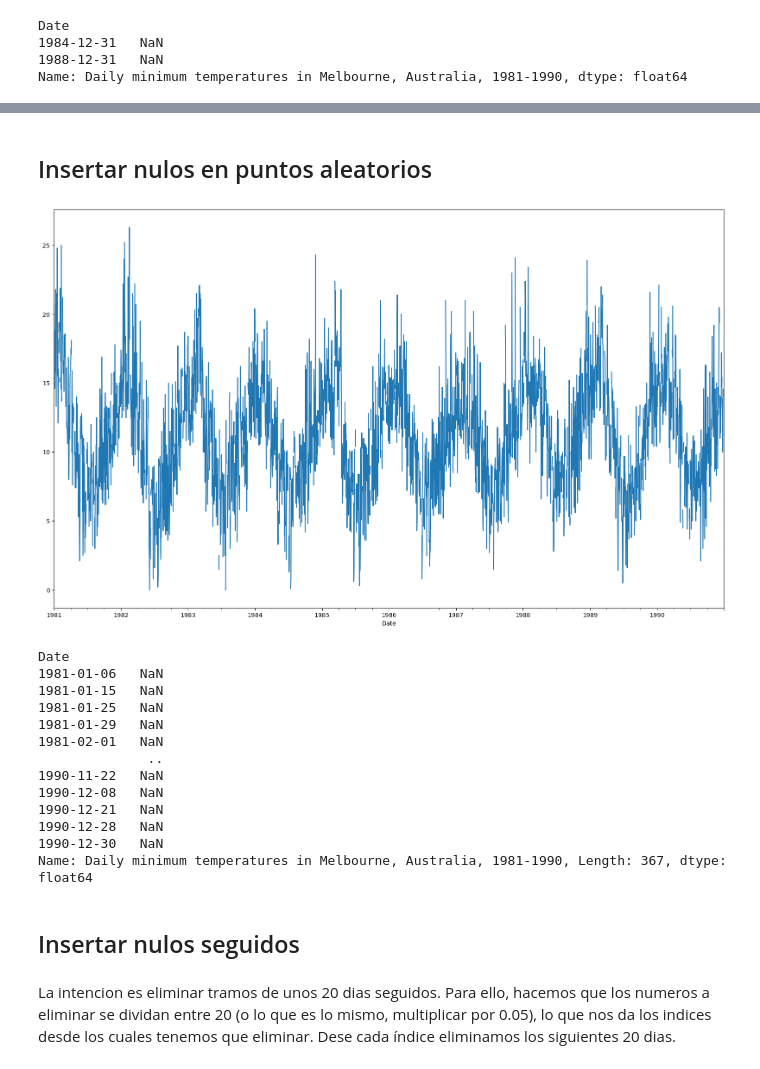
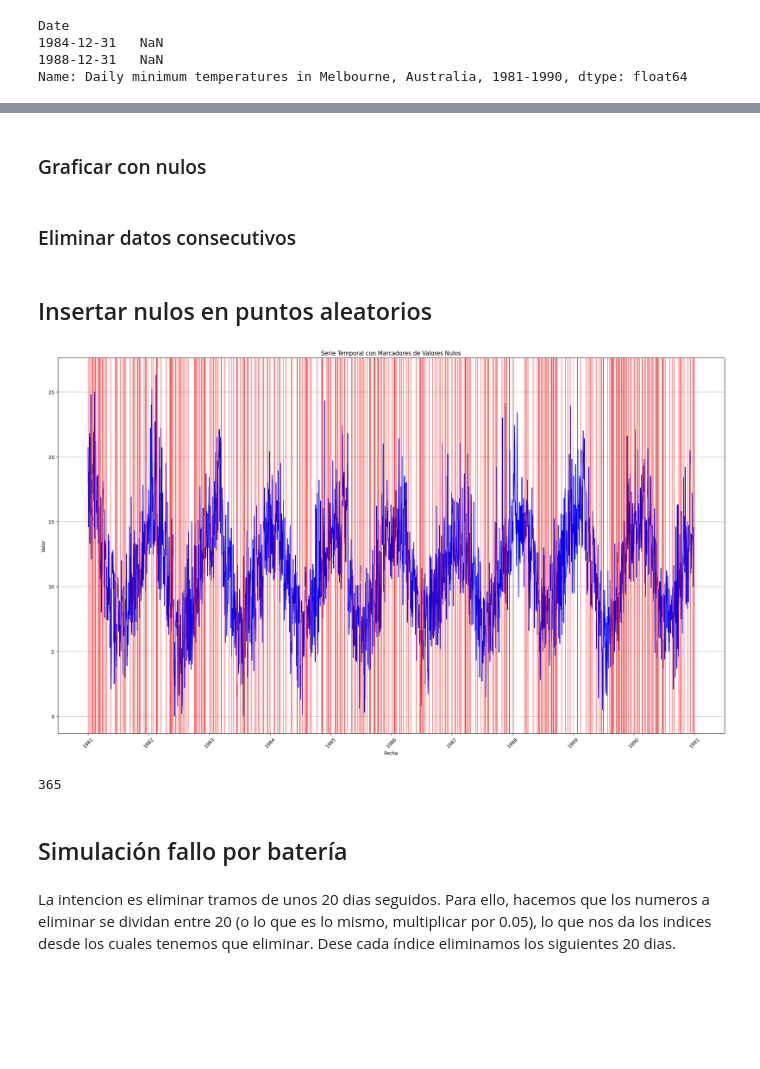
Before and after one commit to amangelluis/WorkspaceTFG, a Jupyter notebook: code/create_missing_values.ipynb, the cells around one changed output, grey strips where cells are left out. Drawn from its saved outputs; the diff is of its cells as text; code cells hidden in the pictures; blank space fills up the shorter version.

Commit message:
Mejoras a la hora de mostrar el gráfico y eliminar datos

```diff
--- a/code/create_missing_values.ipynb
+++ b/code/create_missing_values.ipynb
@@ -56,0 +60,6 @@ Solo hay 2, no es relevante (?)
+# %%
+series['1984-12-31'] = (series['1984-12-30'] + series['1985-01-01'])/2
+print(series['1984-12-31'])
+
+series['1988-12-31'] = (series['1988-12-30'] + series['1989-01-01'])/2
+print(series['1988-12-31'])
@@ -56,0 +71,29 @@ Solo hay 2, no es relevante (?)
+# %% [markdown]
+### Graficar con nulos
+# %%
+def dibuja_datos(serie):
+    # Crear la figura y los ejes
+    fig, ax = plt.subplots(figsize=(20, 12))
+
+    # Dibujar la serie temporal
+    ax.plot(serie.index, serie.values, color='blue')
+
+    # Dibujar líneas verticales rojas para los valores nulos
+    null_dates = serie[serie.isna()].index
+    for date in null_dates:
+        ax.axvline(x=date, color='red', linestyle='-', alpha=0.5)
+
+    # Configurar el gráfico
+    ax.set_title('Serie Temporal con Marcadores de Valores Nulos')
+    ax.set_xlabel('Fecha')
+    ax.set_ylabel('Valor')
+    ax.grid(True)
+
+    # Rotar las etiquetas del eje x para mejor legibilidad
+    plt.xticks(rotation=45)
+
+    # Ajustar el diseño y mostrar el gráfico
+    plt.tight_layout()
+    plt.show()
+# %% [markdown]
+### Eliminar datos consecutivos
@@ -59,37 +118,24 @@ Solo hay 2, no es relevante (?)
 # %%
 np.random.seed(27) # para tener resultados repetibles
 porcentaje = 0.1
 
 serie_nulos_aleatorios = series.copy()
 
 n_eliminar = int(len(series) * porcentaje)
 
 indices_a_eliminar = np.random.choice(series.index, size=n_eliminar, replace=False)
 
 serie_nulos_aleatorios.loc[indices_a_eliminar] = np.nan
 
-serie_nulos_aleatorios.plot(figsize=(20,12))
-plt.show()
+dibuja_datos(serie_nulos_aleatorios)
 # %% [output]
-[figure, old version]
+[figure, new version]
 # %%
 serie_nulos_aleatorios[serie_nulos_aleatorios.isna()]
 # %% [output]
-Date
-1981-01-06   NaN
-1981-01-15   NaN
-1981-01-25   NaN
-1981-01-29   NaN
-1981-02-01   NaN
-              ..
-1990-11-22   NaN
-1990-12-08   NaN
-1990-12-21   NaN
-1990-12-28   NaN
-1990-12-30   NaN
-Name: Daily minimum temperatures in Melbourne, Australia, 1981-1990, Length: 367, dtype: float64
+365
-# %% [markdown]
-## Insertar nulos seguidos
+# %% [markdown]
+## Simulación fallo por batería
 # %% [markdown]
 La intencion es eliminar tramos de unos 20 dias seguidos. Para ello, hacemos que los numeros a eliminar se dividan entre 20 (o lo que es lo mismo, multiplicar por 0.05), lo que nos da los indices desde los cuales tenemos que eliminar. Dese cada índice eliminamos los siguientes 20 dias.
 # %%
```
Also changed, not shown: parts of 15 cells of this notebook.
